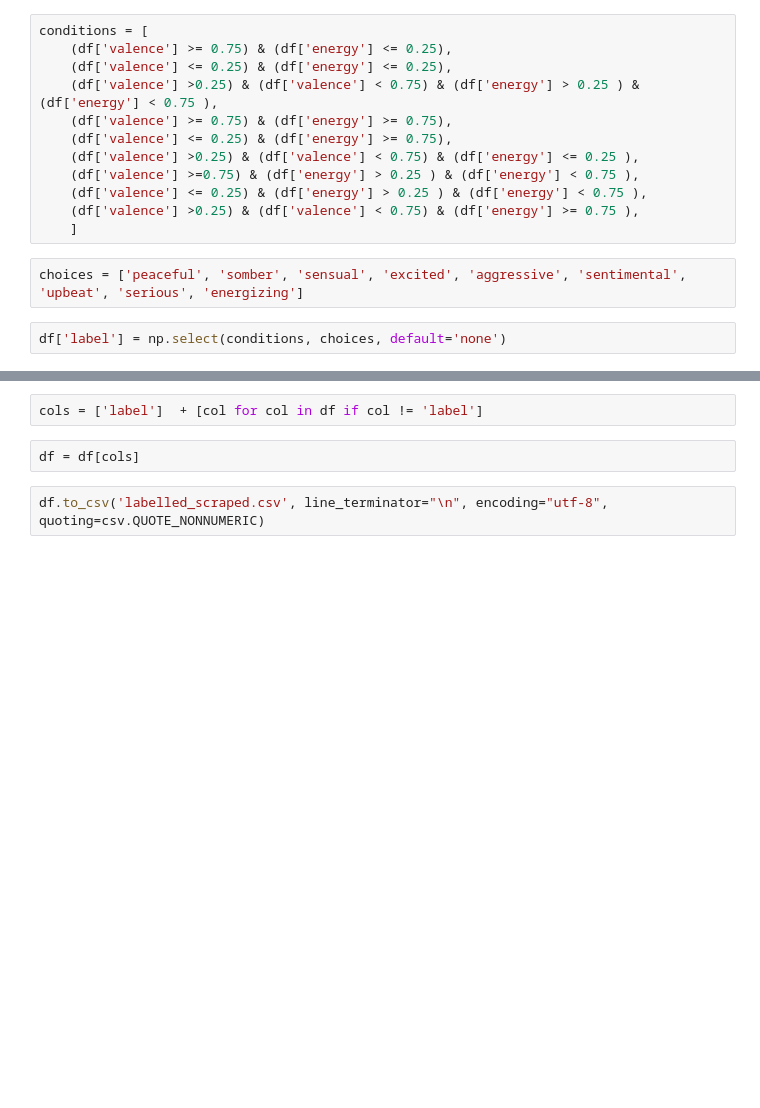
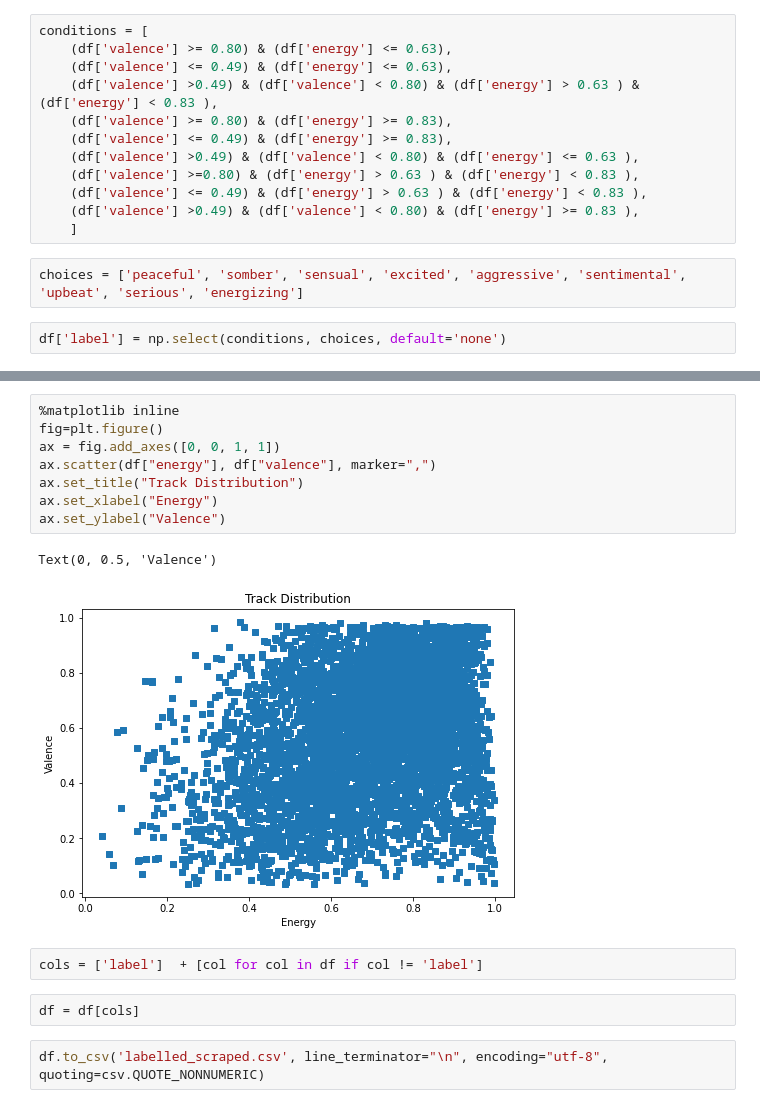
Before and after one commit to 0916dhkim/new-hack-who-this-project, a Jupyter notebook: Data Labelling.ipynb, the cells around one changed output, grey strips where cells are left out. Saved outputs shown, nothing was run; the diff lists cells and outputs as text; blank space fills up the shorter version.

Commit message:
Scrape More Tracks from Spotify
Print the number of tracks in each category.
Change valence & energy range for categorization.
Remove LastFM tags.

```diff
--- a/Data Labelling.ipynb
+++ b/Data Labelling.ipynb
@@ -8,15 +9,15 @@ from IPython.display import display, HTML
 df = pd.read_csv('scraped.csv', encoding="utf-8")
 # %%
 conditions = [
-    (df['valence'] >= 0.75) & (df['energy'] <= 0.25),
-    (df['valence'] <= 0.25) & (df['energy'] <= 0.25),
-    (df['valence'] >0.25) & (df['valence'] < 0.75) & (df['energy'] > 0.25 ) & (df['energy'] < 0.75 ),
-    (df['valence'] >= 0.75) & (df['energy'] >= 0.75),
-    (df['valence'] <= 0.25) & (df['energy'] >= 0.75),
-    (df['valence'] >0.25) & (df['valence'] < 0.75) & (df['energy'] <= 0.25 ),
-    (df['valence'] >=0.75) & (df['energy'] > 0.25 ) & (df['energy'] < 0.75 ),
-    (df['valence'] <= 0.25) & (df['energy'] > 0.25 ) & (df['energy'] < 0.75 ),
-    (df['valence'] >0.25) & (df['valence'] < 0.75) & (df['energy'] >= 0.75 ),
+    (df['valence'] >= 0.80) & (df['energy'] <= 0.63),
+    (df['valence'] <= 0.49) & (df['energy'] <= 0.63),
+    (df['valence'] >0.49) & (df['valence'] < 0.80) & (df['energy'] > 0.63 ) & (df['energy'] < 0.83 ),
+    (df['valence'] >= 0.80) & (df['energy'] >= 0.83),
+    (df['valence'] <= 0.49) & (df['energy'] >= 0.83),
+    (df['valence'] >0.49) & (df['valence'] < 0.80) & (df['energy'] <= 0.63 ),
+    (df['valence'] >=0.80) & (df['energy'] > 0.63 ) & (df['energy'] < 0.83 ),
+    (df['valence'] <= 0.49) & (df['energy'] > 0.63 ) & (df['energy'] < 0.83 ),
+    (df['valence'] >0.49) & (df['valence'] < 0.80) & (df['energy'] >= 0.83 ),
     ]
 # %%
 choices = ['peaceful', 'somber', 'sensual', 'excited', 'aggressive', 'sentimental', 'upbeat', 'serious', 'energizing']
@@ -41,3 +26,14 @@ display(df)
+# %%
+%matplotlib inline
+fig=plt.figure()
+ax = fig.add_axes([0, 0, 1, 1])
+ax.scatter(df["energy"], df["valence"], marker=",")
+ax.set_title("Track Distribution")
+ax.set_xlabel("Energy")
+ax.set_ylabel("Valence")
+# %% [output]
+Text(0, 0.5, 'Valence')
+[figure, added]
 # %%
 cols = ['label']  + [col for col in df if col != 'label']
 # %%
```
Also changed, not shown: parts of 2 cells of this notebook, 5 other files.
